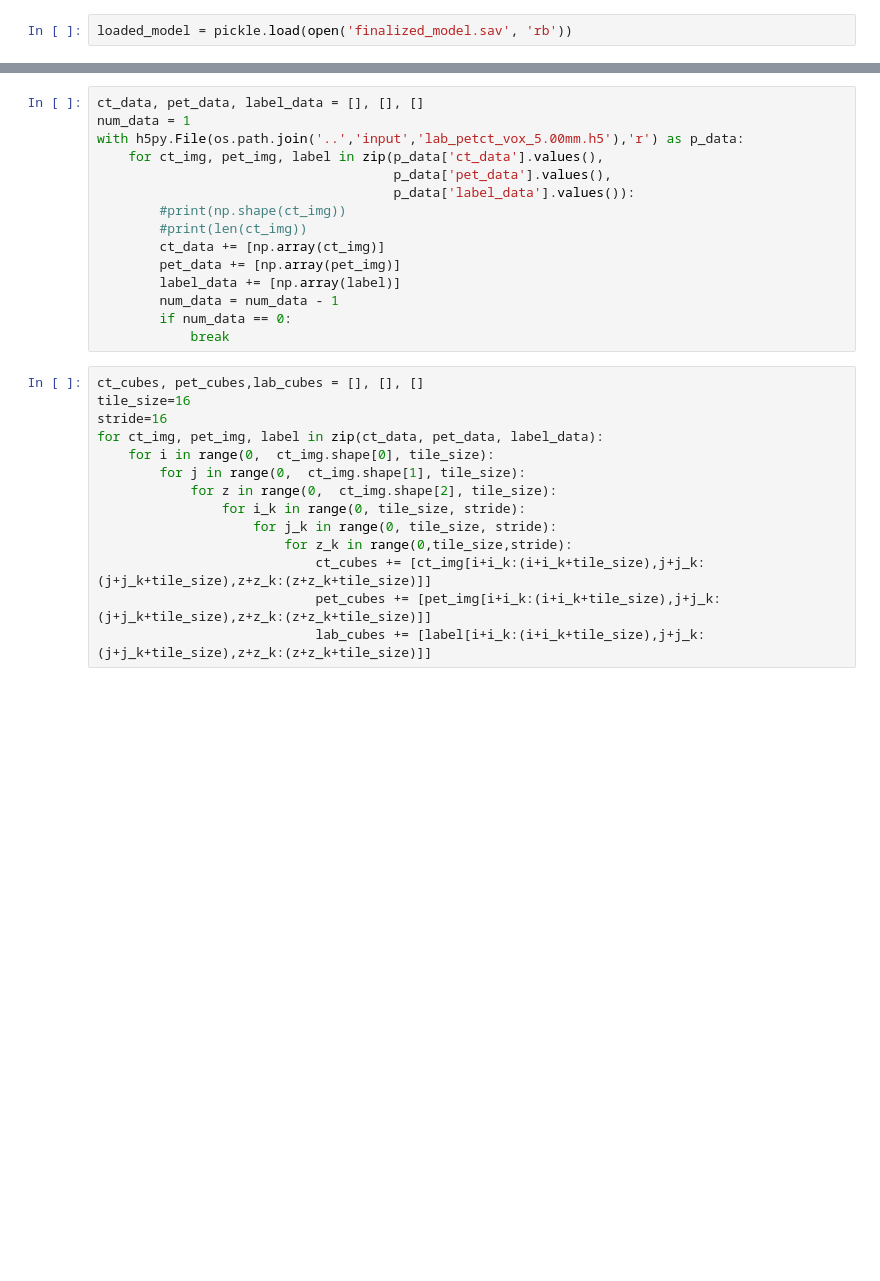
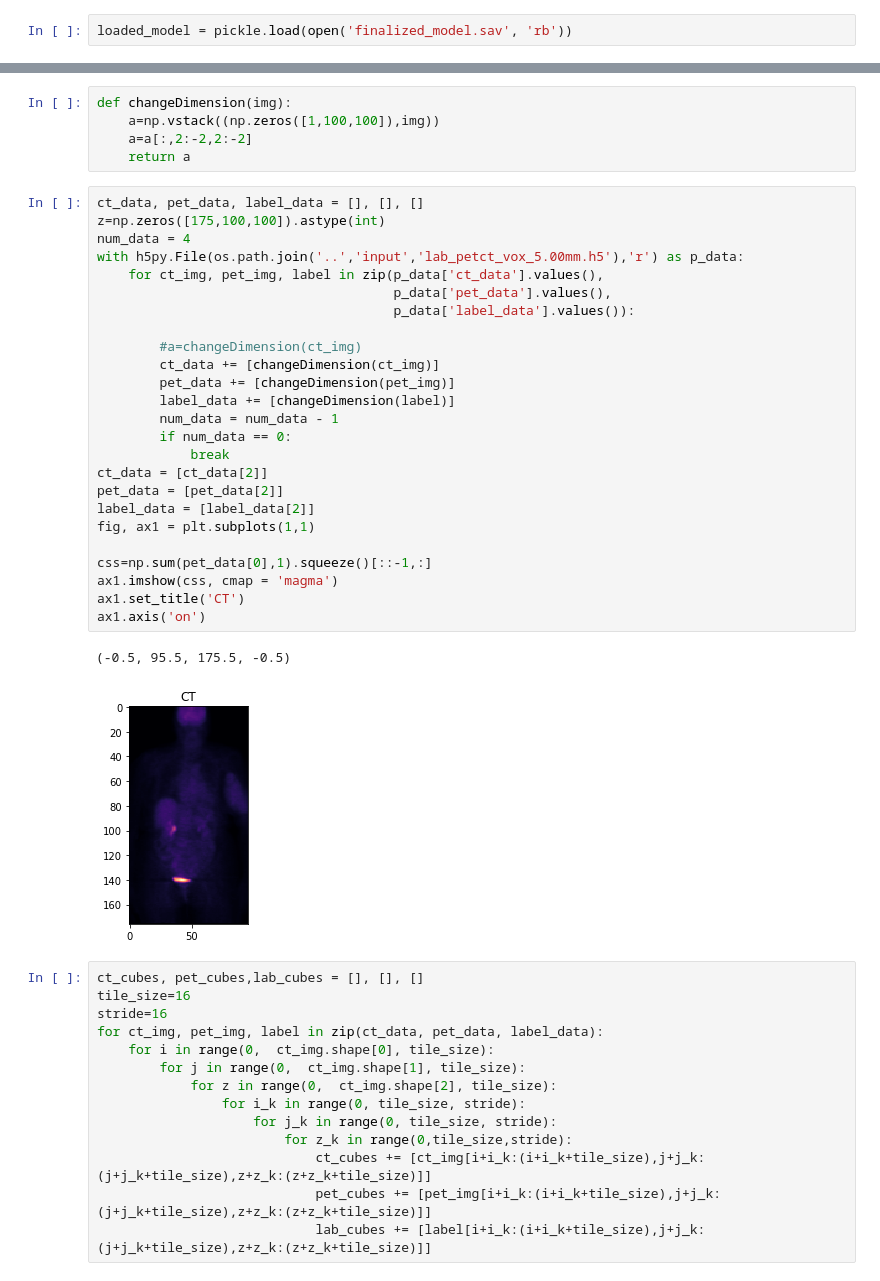
Before and after one commit to Himanshu-Kushwaha/Sarcoma, a Jupyter notebook: TestModel.ipynb, the cells around one changed output, grey strips where cells are left out. Drawn from its saved outputs; the diff is of its cells as text; blank space fills up the shorter version.

```diff
--- a/TestModel.ipynb
+++ b/TestModel.ipynb
@@ -15,18 +30,36 @@ loaded_model = pickle.load(open('finalized_model.sav', 'rb'))
+# %%
+def changeDimension(img):
+    a=np.vstack((np.zeros([1,100,100]),img))
+    a=a[:,2:-2,2:-2]
+    return a
 # %%
 ct_data, pet_data, label_data = [], [], []
-num_data = 1
+z=np.zeros([175,100,100]).astype(int)
+num_data = 4
 with h5py.File(os.path.join('..','input','lab_petct_vox_5.00mm.h5'),'r') as p_data:
     for ct_img, pet_img, label in zip(p_data['ct_data'].values(),
                                       p_data['pet_data'].values(),
                                       p_data['label_data'].values()):
-        #print(np.shape(ct_img))
-        #print(len(ct_img))
-        ct_data += [np.array(ct_img)]
-        pet_data += [np.array(pet_img)]
-        label_data += [np.array(label)]
+
+        #a=changeDimension(ct_img)
+        ct_data += [changeDimension(ct_img)]
+        pet_data += [changeDimension(pet_img)]
+        label_data += [changeDimension(label)]
         num_data = num_data - 1
         if num_data == 0:
             break
+ct_data = [ct_data[2]]
+pet_data = [pet_data[2]]
+label_data = [label_data[2]]
+fig, ax1 = plt.subplots(1,1)
+
+css=np.sum(pet_data[0],1).squeeze()[::-1,:]
+ax1.imshow(css, cmap = 'magma')
+ax1.set_title('CT')
+ax1.axis('on')
+# %% [output]
+(-0.5, 95.5, 175.5, -0.5)
+[figure, added]
 # %%
 ct_cubes, pet_cubes,lab_cubes = [], [], []
 tile_size=16
```
Also changed, not shown: parts of 16 cells of this notebook, 6 other files.
